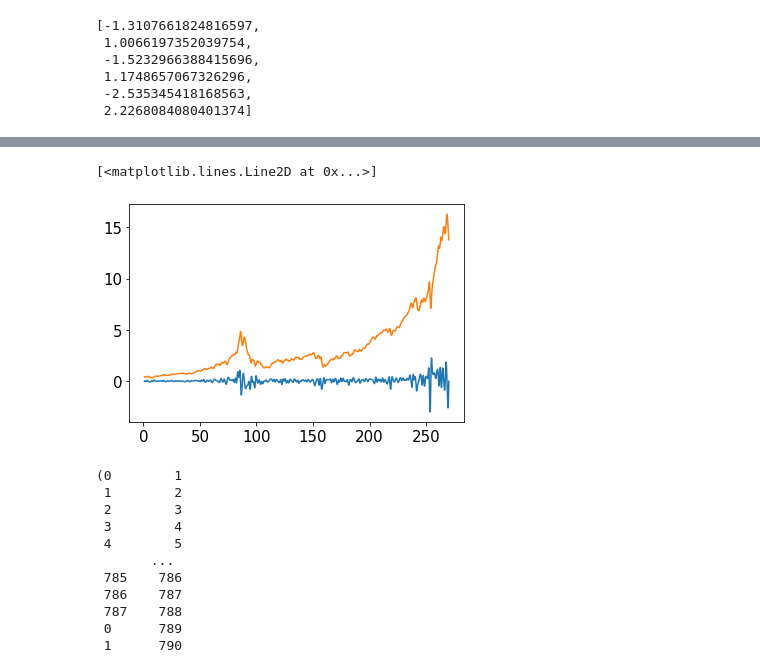
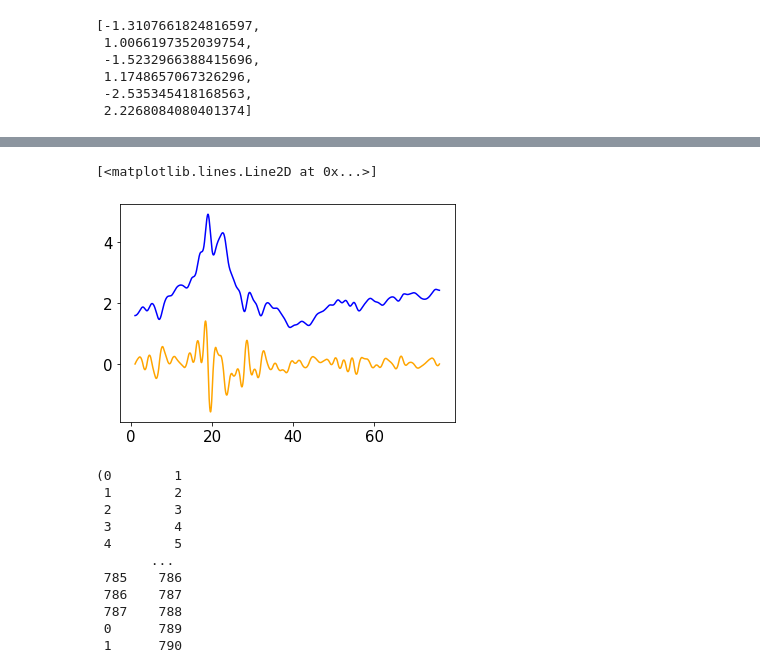
Before and after one commit to Karpovich-alex/phase-portrait-Nasdaq, a Jupyter notebook: Article_Comparison.ipynb, the cells around one changed output, grey strips where cells are left out. Drawn from its saved outputs; the diff is of its cells as text; code cells hidden in the pictures.

```diff
--- a/Article_Comparison.ipynb
+++ b/Article_Comparison.ipynb
@@ -39,6 +36,6 @@ KeyError: "['Date'] not in index"
 # %%
 #Новый способ
-data_nas = yf.download("^IXIC", "1990-01-02","2022-02-13")
+data_nas = yf.download("^IXIC", "1990-01-02","2022-02-19")
 data_nas['date'] = data_nas.index
 data_nas['value'] =  data_nas[['Adj Close']]
 data_nas = data_nas.reset_index(drop=True)
@@ -47,7 +44,9 @@ data_nas = data_nas[['date', 'value']]
 [*********************100%***********************]  1 of 1 completed
 # %%
 # Обрезаем данные по годам для Насдака
-start_date_dfc = '01.01.2000'
-end_date_dfc = '12.11.2021'
+start_date_dfc = '26.12.1997'
+end_date_dfc = '29.12.2006'
+
 dates_mask = get_dates_mask(data_nas['date'], start_date_dfc, end_date_dfc)
-data_nas = data_nas[dates_mask]
+data_nas = data_nas[dates_mask].reset_index(drop=True)
+# Меняем порядок элементов
@@ -54,7 +88,7 @@ data_nas = data_nas[dates_mask]
 # %%
 normalize_date = ''
 # snp_phases = generate_phase_portrait(data_snp, [1, 7, 30])
-nas_phases = generate_phase_portrait(data_nas, [1, 7, 30])
+nas_phases = generate_phase_portrait(data_nas, [30])
 # %%
 s_deriv=snp_phases[2][3]
 n_deriv=nas_phases[2][3]
@@ -218,9 +238,9 @@ plt.show()
 # %%
-plt.plot(tt, deriv[1])
-plt.plot(tt, deriv[0])
+plt.plot(tt, deriv[1], 'orange')
+plt.plot(tt, deriv[0], 'blue')
 # %% [output]
 [<matplotlib.lines.Line2D at 0x...>]
-[figure, old version]
+[figure, new version]
 # %%
 from scipy.interpolate import interp1d
 # %%
```
Also changed, not shown: parts of 11 cells of this notebook, 3 other files.
